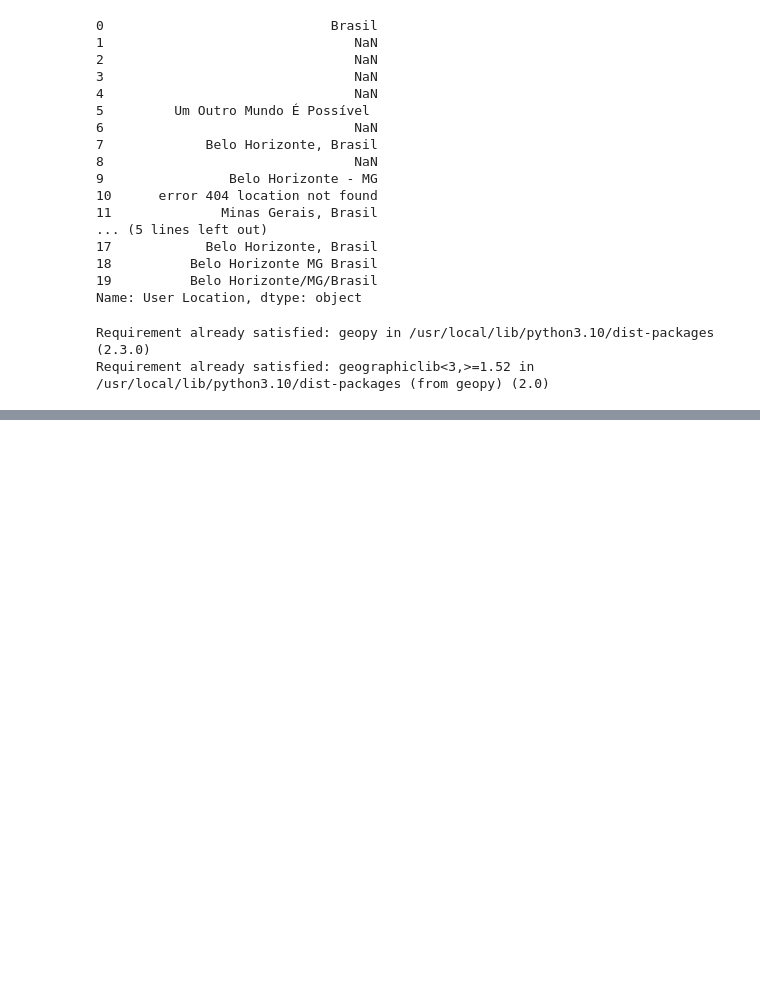
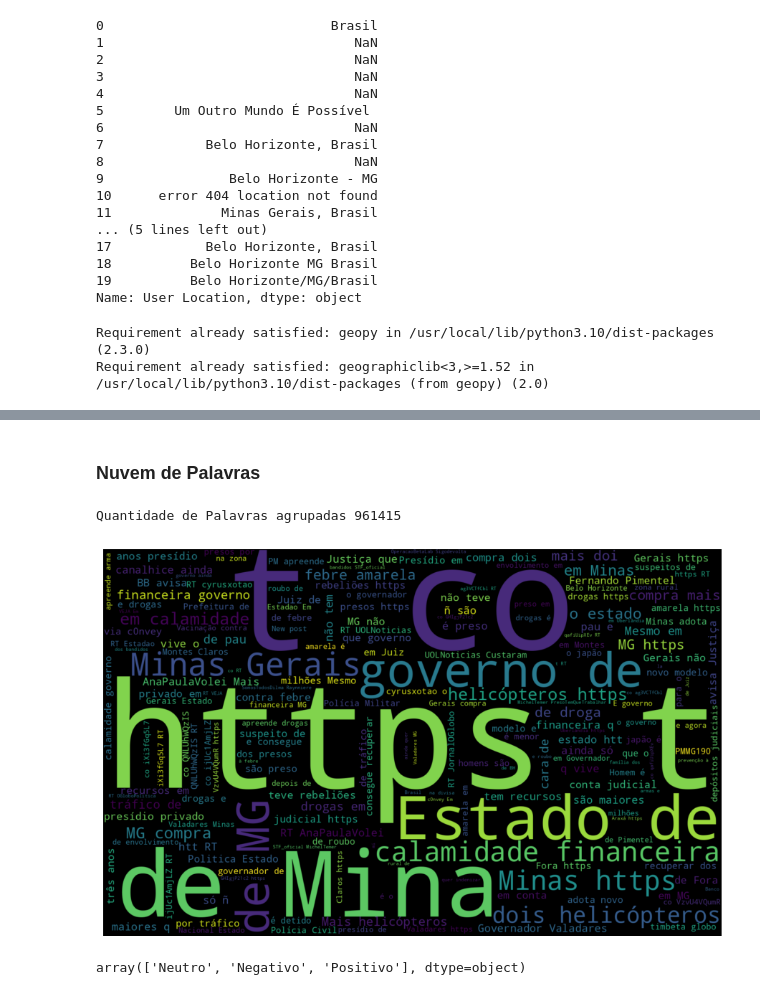
Before and after one commit to ThiagoPedrazi/MVPPuc_Sprint2, a Jupyter notebook: MVP_Sprint2B_ThiagoPedrazi.ipynb, the cells around one changed output, grey strips where cells are left out. Saved outputs shown, nothing was run; the diff lists cells and outputs as text; code cells hidden in the pictures; blank space fills up the shorter version.

```diff
--- a/MVP_Sprint2B_ThiagoPedrazi.ipynb
+++ b/MVP_Sprint2B_ThiagoPedrazi.ipynb
@@ -345,0 +543,10 @@ GeocoderUnavailable: ignored
+# %%
+# função para calcular o tamanho
+def Quantidade_Palavras( Texto ):
+  Quebrar = Texto.split()
+  Quantidade = len( Quebrar )
+  return Quantidade
+Base_Dados['Quantidade_Palavras'] = Base_Dados['Text'].apply( Quantidade_Palavras )
+
+# Veriricando
+Base_Dados.head()
@@ -345,0 +578,2 @@ GeocoderUnavailable: ignored
+# %% [markdown]
+### **Nuvem de Palavras**
@@ -345,0 +585,37 @@ GeocoderUnavailable: ignored
+# %%
+# Criando uma wordcoud
+# 1º Concatenar o texto em um unica string
+
+# Variavel
+Concatenar = ''
+
+# loop no texto
+for Loop in Base_Dados['Text']:
+
+  # Loop para concatenar
+  for Palavra in Loop.split():
+    # Jutandao as palavras
+    Concatenar = Concatenar + ' ' + Palavra
+
+print(f'Quantidade de Palavras agrupadas { len(Concatenar) }')
+# %% [output]
+Quantidade de Palavras agrupadas 961415
+# %%
+# Plot
+# 2º Etapa
+
+# Instanciando a Nuvem de Palavras
+Nuvem_Palavras = WordCloud( width=1600, height=1000 ).generate( Concatenar )
+
+# Tamanho
+Figura, Eixo = plt.subplots( figsize=(15, 7) )
+# Plot
+Eixo.imshow( Nuvem_Palavras, interpolation='bilinear' )
+# Desativa os grids
+Eixo.set_axis_off()
+# %% [output]
+[figure, added]
+# %%
+Base_Dados['Classificacao'].unique()
+# %% [output]
+array(['Neutro', 'Negativo', 'Positivo'], dtype=object)
```
Also changed, not shown: parts of 96 cells of this notebook.
